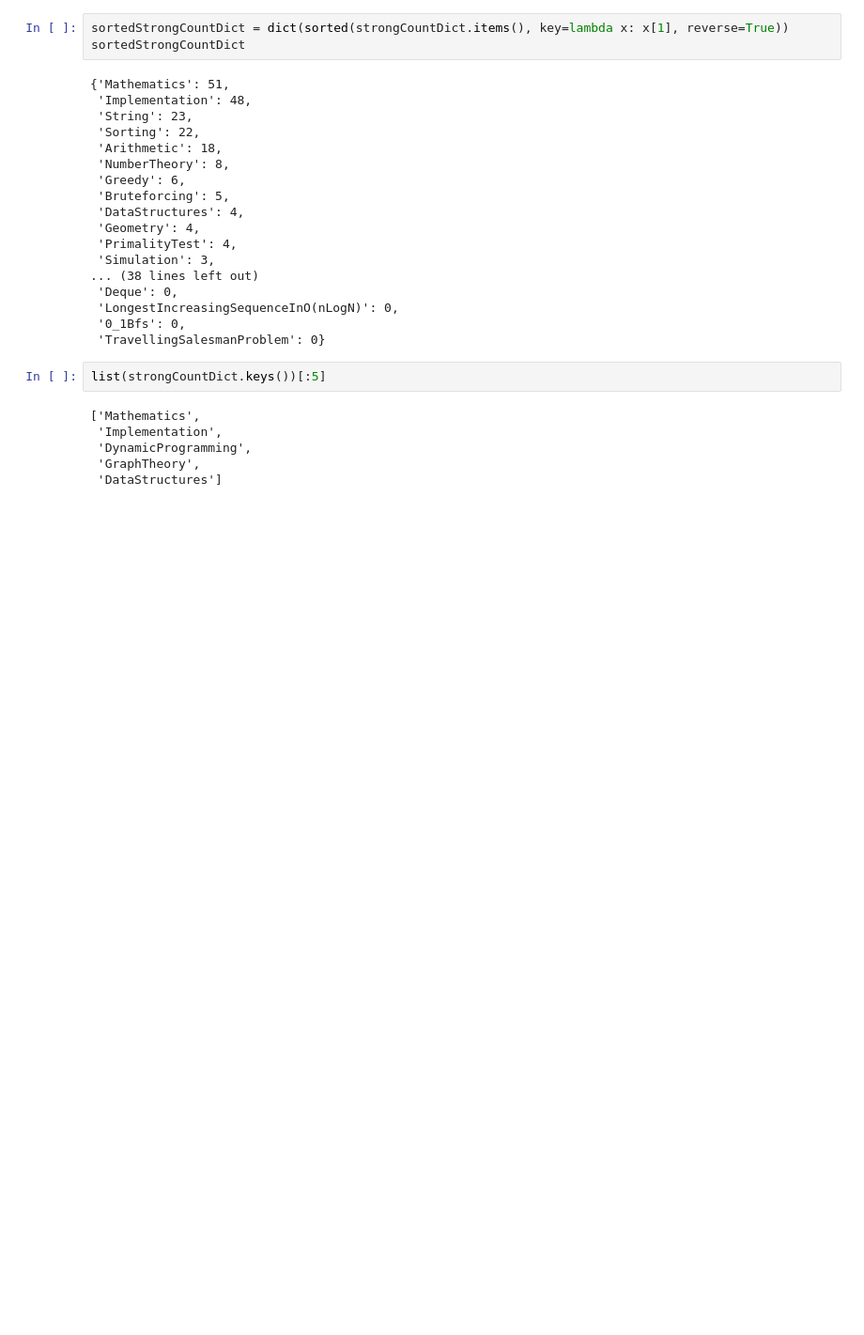
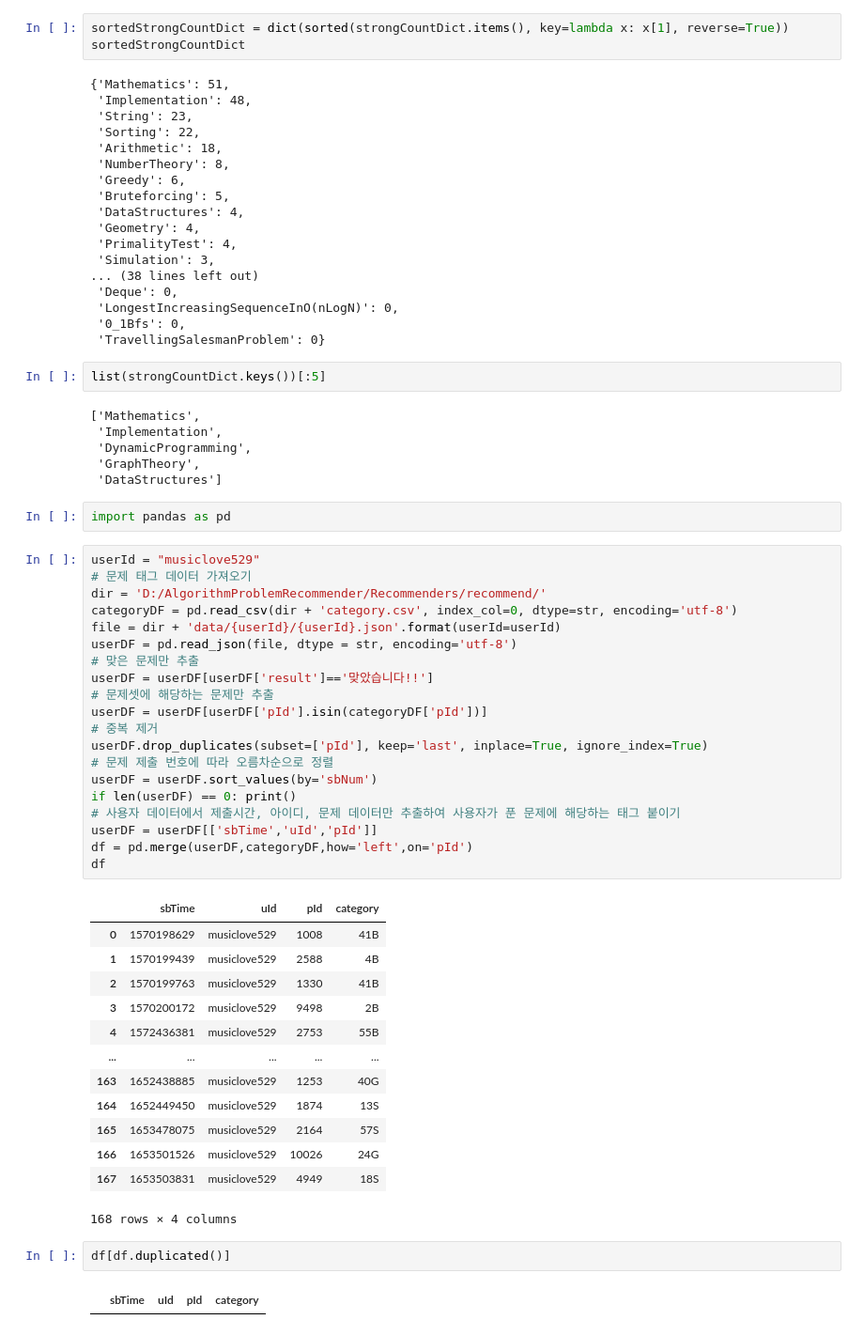
Before and after one commit to PSRecommender/Recommenders, a Jupyter notebook: recommend/createTest.ipynb, the cells around one changed output. Shown at 94% size. Saved outputs shown, nothing was run; the diff lists cells and outputs as text; blank space fills up the shorter version.

```diff
--- a/recommend/createTest.ipynb
+++ b/recommend/createTest.ipynb
@@ -667,3 +667,43 @@ list(strongCountDict.keys())[:5]
  'DynamicProgramming',
  'GraphTheory',
  'DataStructures']
+# %%
+import pandas as pd
+# %%
+userId = "musiclove529"
+# 문제 태그 데이터 가져오기
+dir = 'D:/AlgorithmProblemRecommender/Recommenders/recommend/'
+categoryDF = pd.read_csv(dir + 'category.csv', index_col=0, dtype=str, encoding='utf-8')
+file = dir + 'data/{userId}/{userId}.json'.format(userId=userId)
+userDF = pd.read_json(file, dtype = str, encoding='utf-8')
+# 맞은 문제만 추출
+userDF = userDF[userDF['result']=='맞았습니다!!']
+# 문제셋에 해당하는 문제만 추출
+userDF = userDF[userDF['pId'].isin(categoryDF['pId'])]
+# 중복 제거
+userDF.drop_duplicates(subset=['pId'], keep='last', inplace=True, ignore_index=True)
+# 문제 제출 번호에 따라 오름차순으로 정렬
+userDF = userDF.sort_values(by='sbNum')
+if len(userDF) == 0: print()
+# 사용자 데이터에서 제출시간, 아이디, 문제 데이터만 추출하여 사용자가 푼 문제에 해당하는 태그 붙이기
+userDF = userDF[['sbTime','uId','pId']]
+df = pd.merge(userDF,categoryDF,how='left',on='pId')
+df
+# %% [output]
+|  | sbTime | uId | pId | category |
+| 0 | 1570198629 | musiclove529 | 1008 | 41B |
+| 1 | 1570199439 | musiclove529 | 2588 | 4B |
+| 2 | 1570199763 | musiclove529 | 1330 | 41B |
+| 3 | 1570200172 | musiclove529 | 9498 | 2B |
+| 4 | 1572436381 | musiclove529 | 2753 | 55B |
+| ... | ... | ... | ... | ... |
+| 163 | 1652438885 | musiclove529 | 1253 | 40G |
+| 164 | 1652449450 | musiclove529 | 1874 | 13S |
+| 165 | 1653478075 | musiclove529 | 2164 | 57S |
+| 166 | 1653501526 | musiclove529 | 10026 | 24G |
+| 167 | 1653503831 | musiclove529 | 4949 | 18S |
+168 rows × 4 columns
+# %%
+df[df.duplicated()]
+# %% [output]
+|  | sbTime | uId | pId | category |
```
Also changed, not shown: 2 other files.
